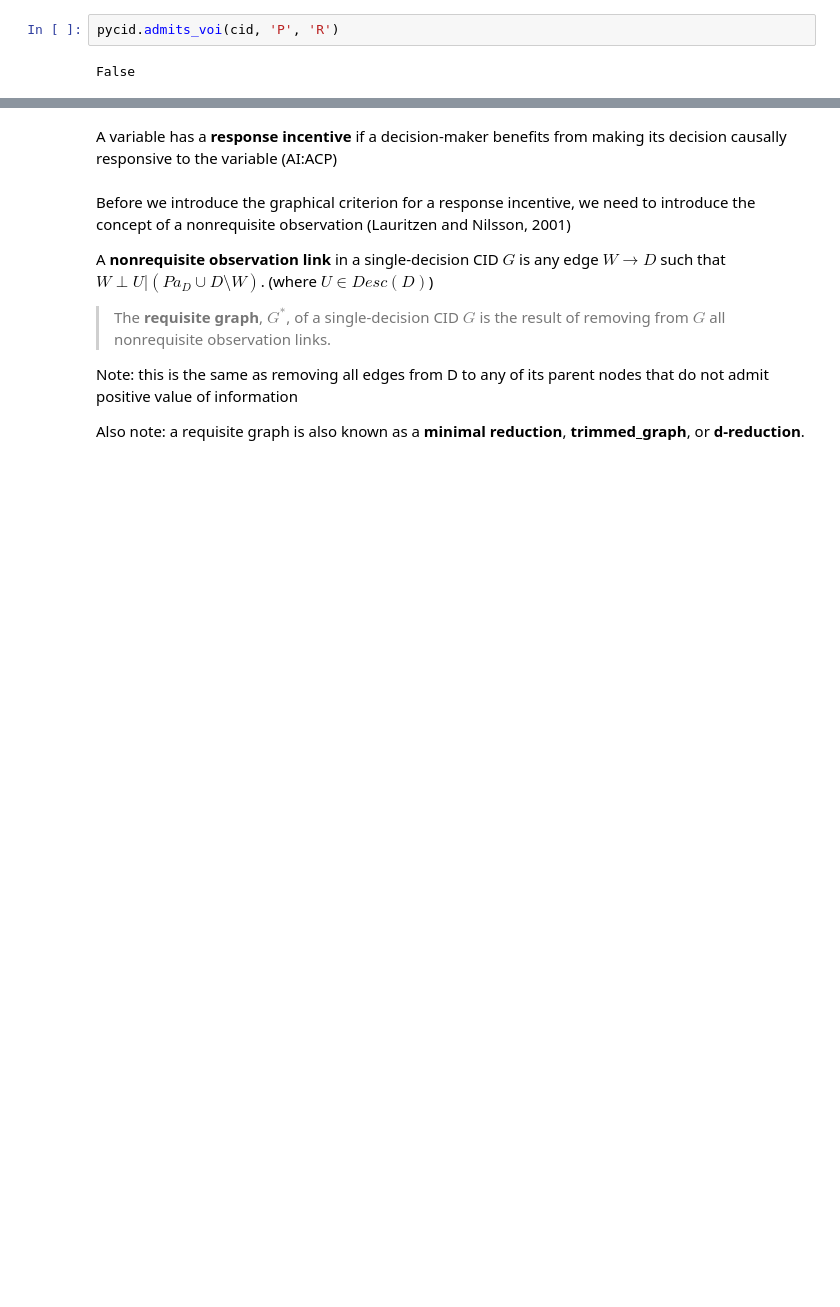
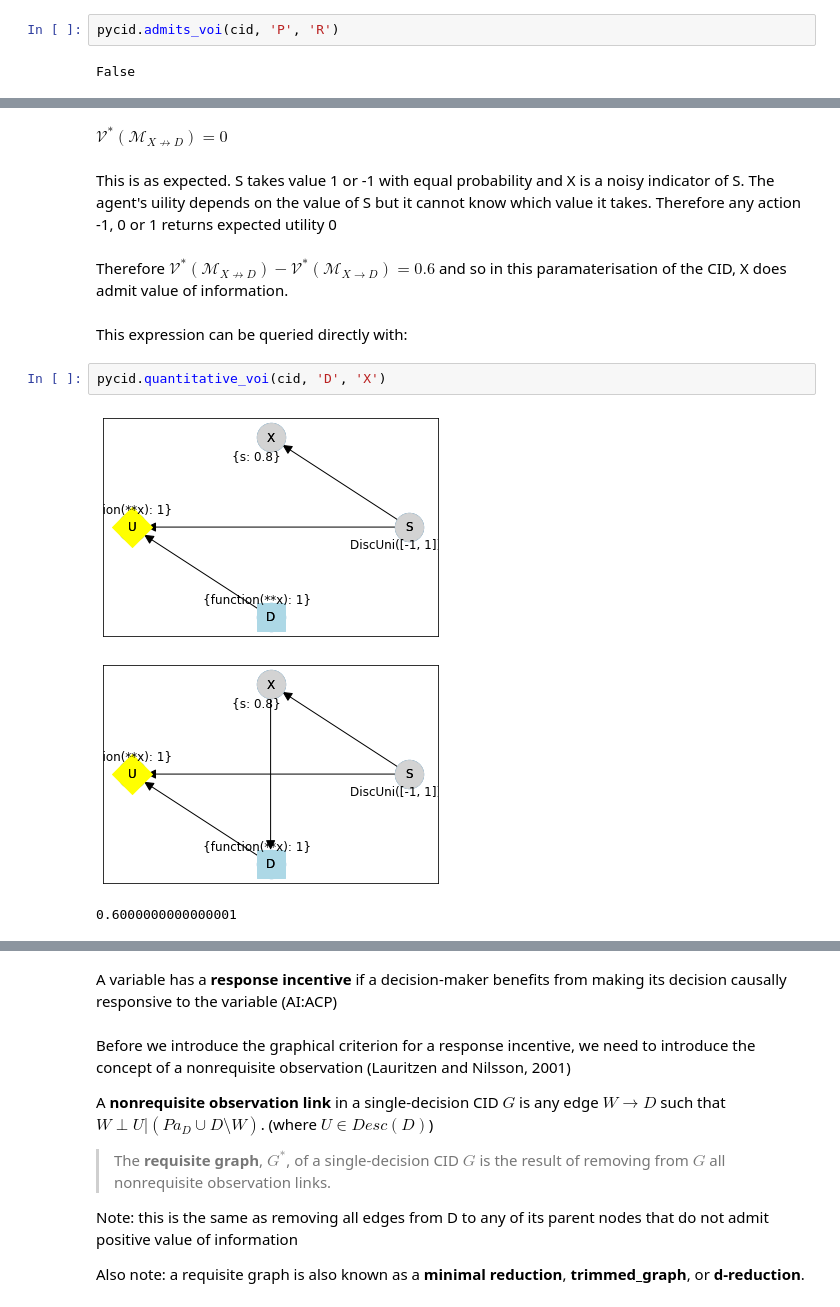
Before and after one commit to causalincentives/pycid, a Jupyter notebook: notebooks/CID_Incentives_Tutorial.ipynb, the cells around one changed output, grey strips where cells are left out. Cells and saved outputs as stored; diff of their text form; blank space fills up the shorter version.

```diff
--- a/notebooks/CID_Incentives_Tutorial.ipynb
+++ b/notebooks/CID_Incentives_Tutorial.ipynb
@@ -102,0 +159,14 @@ False
+# %% [markdown]
+$\mathcal{V}^*(\mathcal{M}_{X \not\rightarrow D}) = 0$
+# %% [markdown]
+This is as expected. S takes value 1 or -1 with equal probability and X is a noisy indicator of S. The agent's uility depends on the value of S but it cannot know which value it takes. Therefore any action -1, 0 or 1 returns expected utility 0
+# %% [markdown]
+Therefore $\mathcal{V}^*(\mathcal{M}_{X \not\rightarrow D}) - \mathcal{V}^*(\mathcal{M}_{X \rightarrow D}) = 0.6$ and so in this paramaterisation of the CID, X does admit value of information.
+# %% [markdown]
+This expression can be queried directly with:
+# %%
+pycid.quantitative_voi(cid, 'D', 'X')
+# %% [output]
+[figure, added]
+[figure, added]
+0.6000000000000001
```
Also changed, not shown: parts of 22 cells of this notebook, 1 other file.
